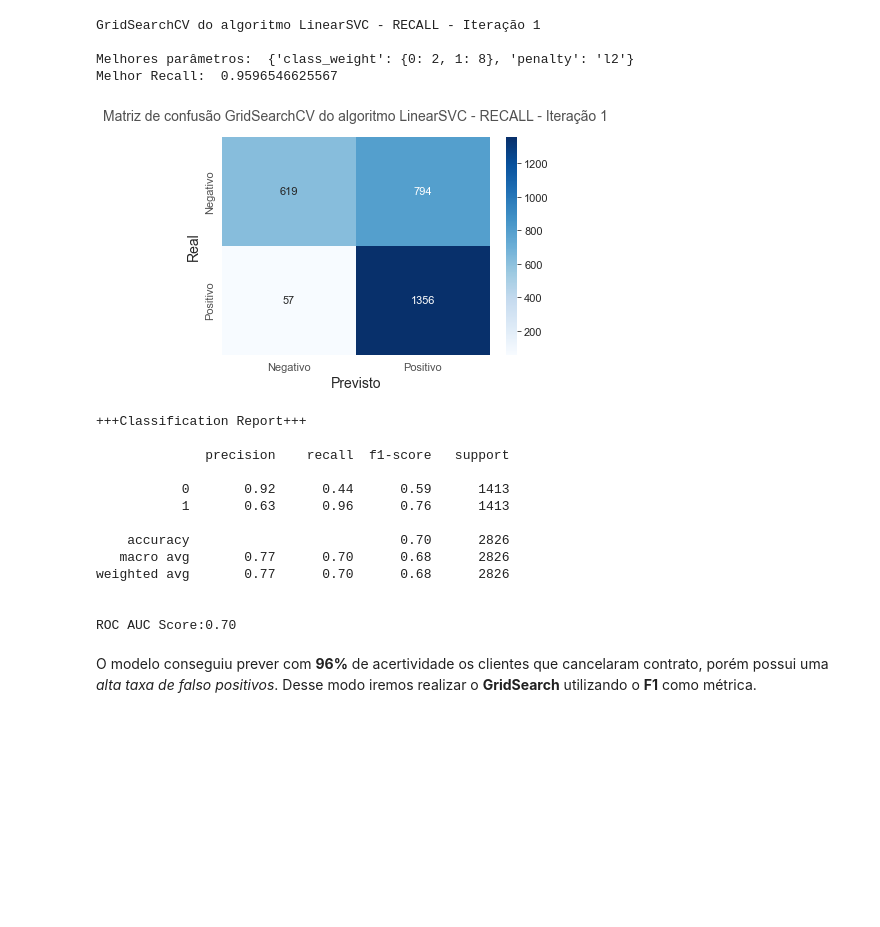
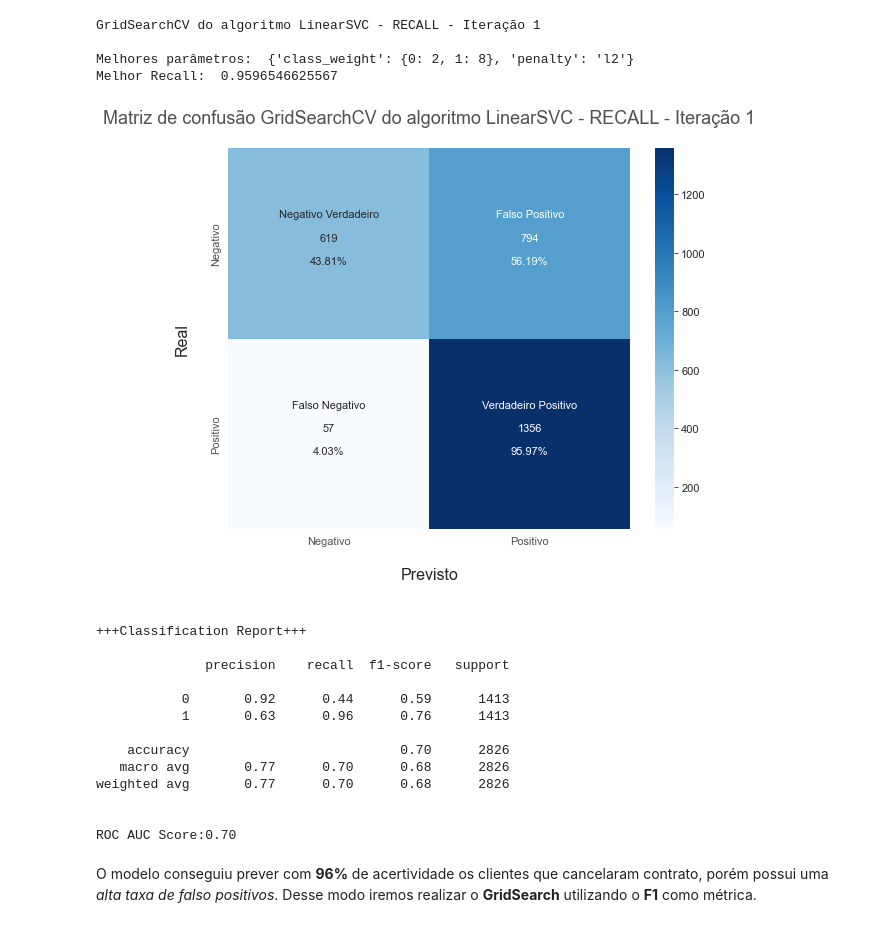
Before and after one commit to LuisCSGuimaraes/ChurnPrediction, a Jupyter notebook: Notebook/Churn Prediction.ipynb, the cells around one changed output. Saved outputs shown, nothing was run; the diff lists cells and outputs as text; code cells hidden in the pictures; blank space fills up the shorter version.

```diff
--- a/Notebook/Churn Prediction.ipynb
+++ b/Notebook/Churn Prediction.ipynb
@@ -1661,36 +1669,47 @@ Melhor Recall:  0.9596546625567
 # %%
 #Instânciando o modelo com os hiperparametros encontrados
 lsvc_grid = LinearSVC(C=1,
                       tol=0.001,
                       class_weight={0: 2, 1: 8},
                       penalty='l2',
                       random_state=seed)
 
 #Treinando o modelo utilizando o cross_val_predict
 y_pred = cross_val_predict(lsvc_grid, X_train, y_train)
 
 #Criando e exibindo a Matriz de confusão
 conf_mat = confusion_matrix(y_train, y_pred)
 
-fig = plt.figure()
-mtx = sns.heatmap(conf_mat, annot=True, fmt='g', cmap='Blues')
+#Atibuindo os valores, nomes e porcentagens
+group_names = ['Negativo Verdadeiro\n','Falso Positivo\n','Falso Negativo\n','Verdadeiro Positivo\n']
+group_counts = ["{0:0.0f}\n".format(value) for value in conf_mat.flatten()]
+group_percentages = ["{0:.2%}\n".format(value) for value in conf_mat.flatten()/np.sum(conf_mat/2)]
+labels = [f"{v1}\n{v2}\n{v3}" for v1, v2, v3 in zip(group_names,group_counts,group_percentages)]
+labels = np.asarray(labels).reshape(2,2)
+
+#Criando a figura
+fig = plt.figure(figsize=(9,7))
+mtx = sns.heatmap(conf_mat, annot=labels, fmt='', cmap='Blues')
+
+#Configurando a matriz
 mtx.set_title('Matriz de confusão GridSearchCV do algoritmo LinearSVC - RECALL - Iteração 1',
-              fontsize="14",
+              fontsize="18",
               color=cinza_texto,
               y=1.05)
 mtx.set_yticklabels(['Negativo','Positivo'], color=cinza_texto)
 mtx.set_xticklabels(['Negativo','Positivo'], color=cinza_texto)
-mtx.set_xlabel('Previsto', fontsize="14")
-mtx.set_ylabel('Real', fontsize="14")
+mtx.set_xlabel('\nPrevisto\n', fontsize="16")
+mtx.set_ylabel('\nReal\n', fontsize="16")
 
+#Exibindo
 plt.show()
 
 #Exibindo o classification_report
 print("+++Classification Report+++\n")
 print(classification_report(y_train,y_pred))
 print("\nROC AUC Score:{:.2f}".format(roc_auc_score(y_train, y_pred)))
 # %% [output]
-[figure, old version]
+[figure, new version]
 +++Classification Report+++
 
               precision    recall  f1-score   support
```
Also changed, not shown: parts of 24 cells of this notebook.
